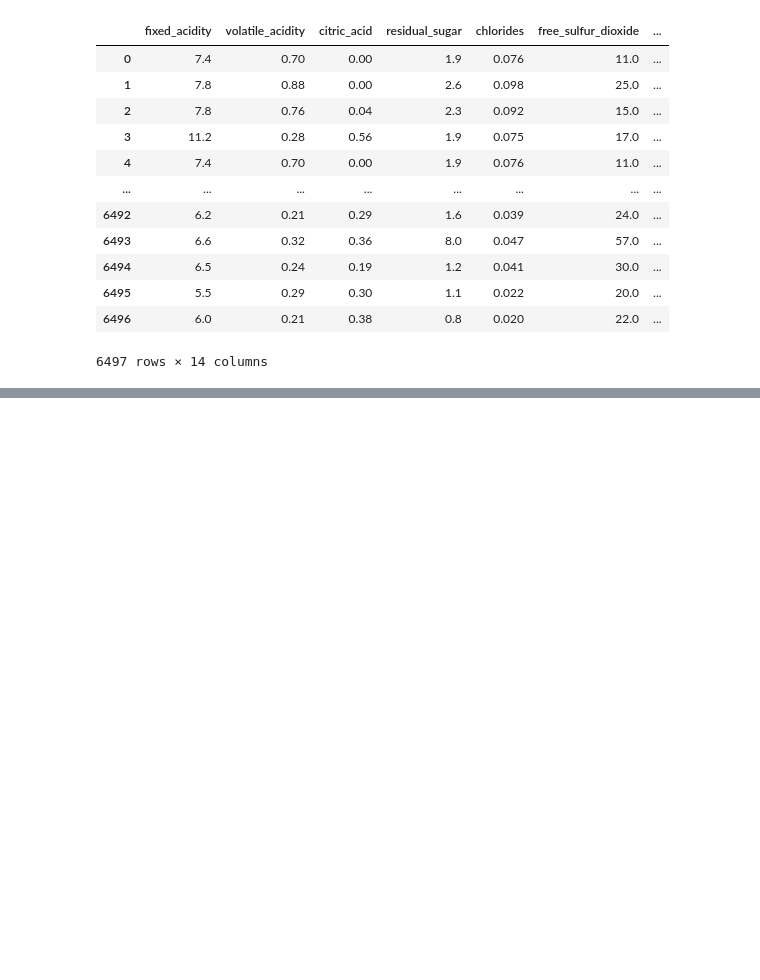
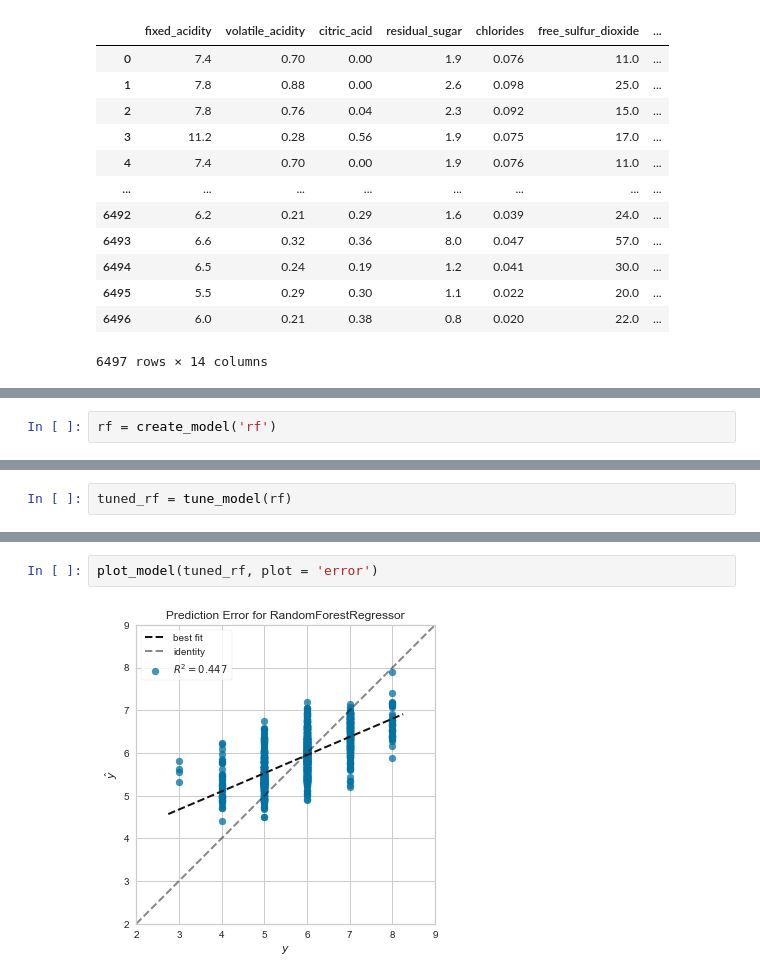
Before and after one commit to isdicely/Project-3, a Jupyter notebook: data_survey.ipynb, the cells around one changed output, grey strips where cells are left out. Saved outputs shown, nothing was run; the diff lists cells and outputs as text; blank space fills up the shorter version.

```diff
--- a/data_survey.ipynb
+++ b/data_survey.ipynb
@@ -22,0 +198,2 @@ wine_df
+# %%
+rf = create_model('rf')
@@ -22,0 +241,2 @@ wine_df
+# %%
+tuned_rf = tune_model(rf)
@@ -22,0 +263,4 @@ wine_df
+# %%
+plot_model(tuned_rf, plot = 'error')
+# %% [output]
+[figure, added]
```
Also changed, not shown: parts of 17 cells of this notebook.
